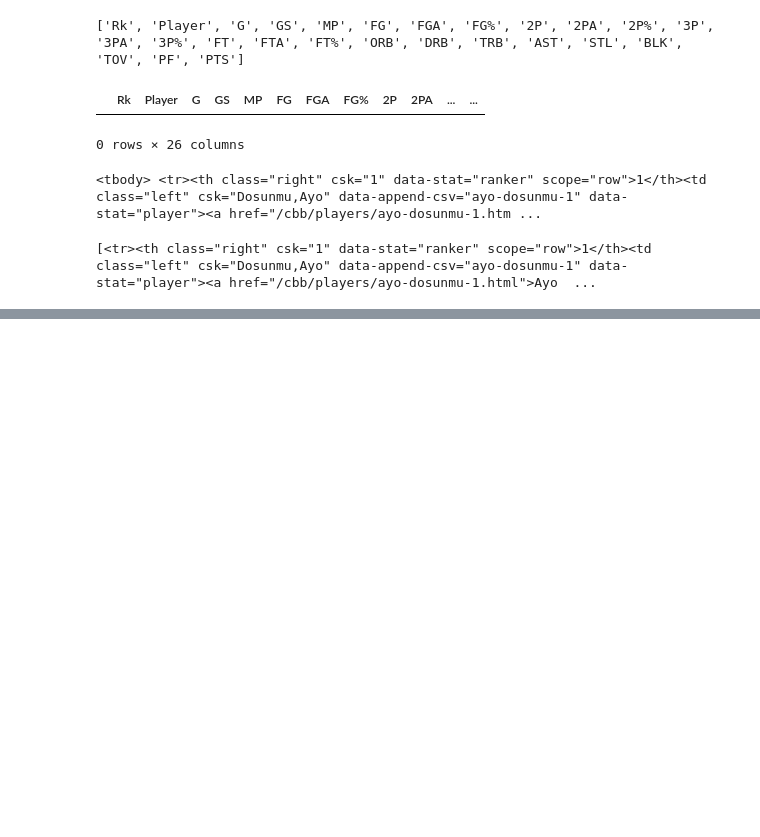
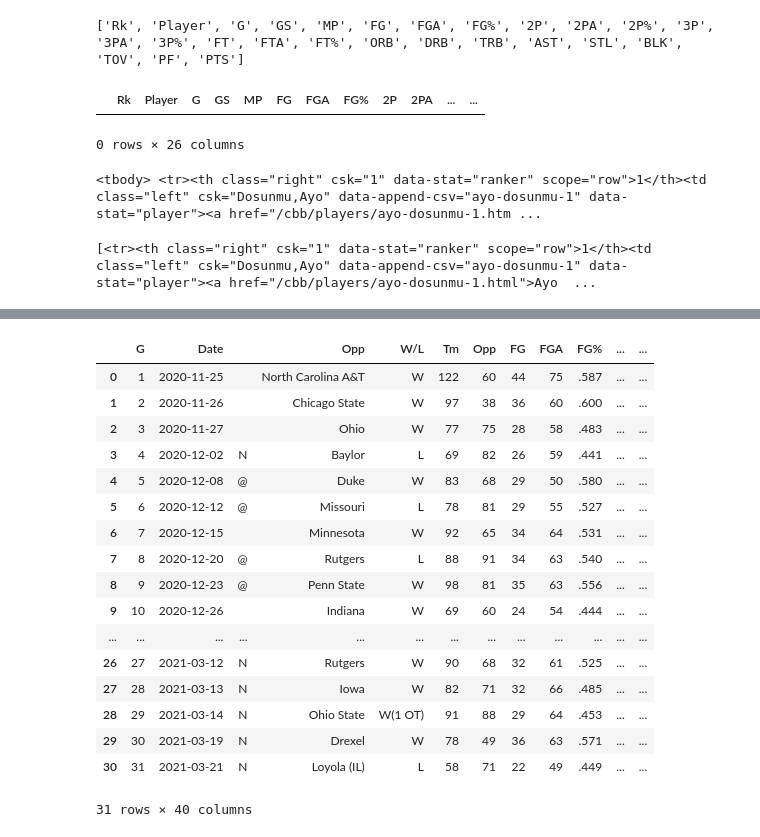
Before and after one commit to isaac-turk/DataDiveFa24, a Jupyter notebook: 2020-2021/chris.ipynb, the cells around one changed output, grey strips where cells are left out. Drawn from its saved outputs; the diff is of its cells as text; code cells hidden in the pictures; blank space fills up the shorter version.

```diff
--- a/2020-2021/chris.ipynb
+++ b/2020-2021/chris.ipynb
@@ -266,0 +373,5 @@ df_avpg
+# %%
+url3 = 'https://www.sports-reference.com/cbb/schools/illinois/men/2021-gamelogs.html'
+page3 = requests.get(url3)
+soup3 = BeautifulSoup(page3.text, 'html')
+print(soup3)
@@ -266,0 +396,23 @@ df_avpg
+# %%
+log_table = soup3.find('table', id='sgl-basic_NCAAM')
+
+log_elements = log_table.find_all('th', scope='col')
+log_titles = [th.get_text(strip=True) for th in log_elements]
+df_log = pd.DataFrame(columns=log_titles)
+
+log_body = log_table.find('tbody')
+log_rows = log_body.find_all('tr')
+for row in log_rows:
+    if 'over_header thead' in row.get('class', []):
+        continue
+    elif 'thead' in row.get('class', []):
+        continue
+
+    header = row.find_all('th')
+    data = row.find_all('td')
+
+    whole_row = [th.get_text(strip=True) for th in header]
+    whole_row.extend([td.get_text(strip=True) for td in data])
+    print(whole_row)
+
+    df_log.loc[len(df_log)] = whole_row
@@ -266,0 +437,21 @@ df_avpg
+# %%
+df_log
+# %% [output]
+|  | G | Date |  | Opp | W/L | Tm | Opp | FG | FGA | FG% | ... | ... |
+| 0 | 1 | 2020-11-25 |  | North Carolina A&T | W | 122 | 60 | 44 | 75 | .587 | ... | ... |
+| 1 | 2 | 2020-11-26 |  | Chicago State | W | 97 | 38 | 36 | 60 | .600 | ... | ... |
+| 2 | 3 | 2020-11-27 |  | Ohio | W | 77 | 75 | 28 | 58 | .483 | ... | ... |
+| 3 | 4 | 2020-12-02 | N | Baylor | L | 69 | 82 | 26 | 59 | .441 | ... | ... |
+| 4 | 5 | 2020-12-08 | @ | Duke | W | 83 | 68 | 29 | 50 | .580 | ... | ... |
+| 5 | 6 | 2020-12-12 | @ | Missouri | L | 78 | 81 | 29 | 55 | .527 | ... | ... |
+| 6 | 7 | 2020-12-15 |  | Minnesota | W | 92 | 65 | 34 | 64 | .531 | ... | ... |
+| 7 | 8 | 2020-12-20 | @ | Rutgers | L | 88 | 91 | 34 | 63 | .540 | ... | ... |
+| 8 | 9 | 2020-12-23 | @ | Penn State | W | 98 | 81 | 35 | 63 | .556 | ... | ... |
+| 9 | 10 | 2020-12-26 |  | Indiana | W | 69 | 60 | 24 | 54 | .444 | ... | ... |
+| ... | ... | ... | ... | ... | ... | ... | ... | ... | ... | ... | ... | ... |
+| 26 | 27 | 2021-03-12 | N | Rutgers | W | 90 | 68 | 32 | 61 | .525 | ... | ... |
+| 27 | 28 | 2021-03-13 | N | Iowa | W | 82 | 71 | 32 | 66 | .485 | ... | ... |
+| 28 | 29 | 2021-03-14 | N | Ohio State | W(1 OT) | 91 | 88 | 29 | 64 | .453 | ... | ... |
+| 29 | 30 | 2021-03-19 | N | Drexel | W | 78 | 49 | 36 | 63 | .571 | ... | ... |
+| 30 | 31 | 2021-03-21 | N | Loyola (IL) | L | 58 | 71 | 22 | 49 | .449 | ... | ... |
+31 rows × 40 columns
```
Also changed, not shown: parts of 10 cells of this notebook, 3 other files.
